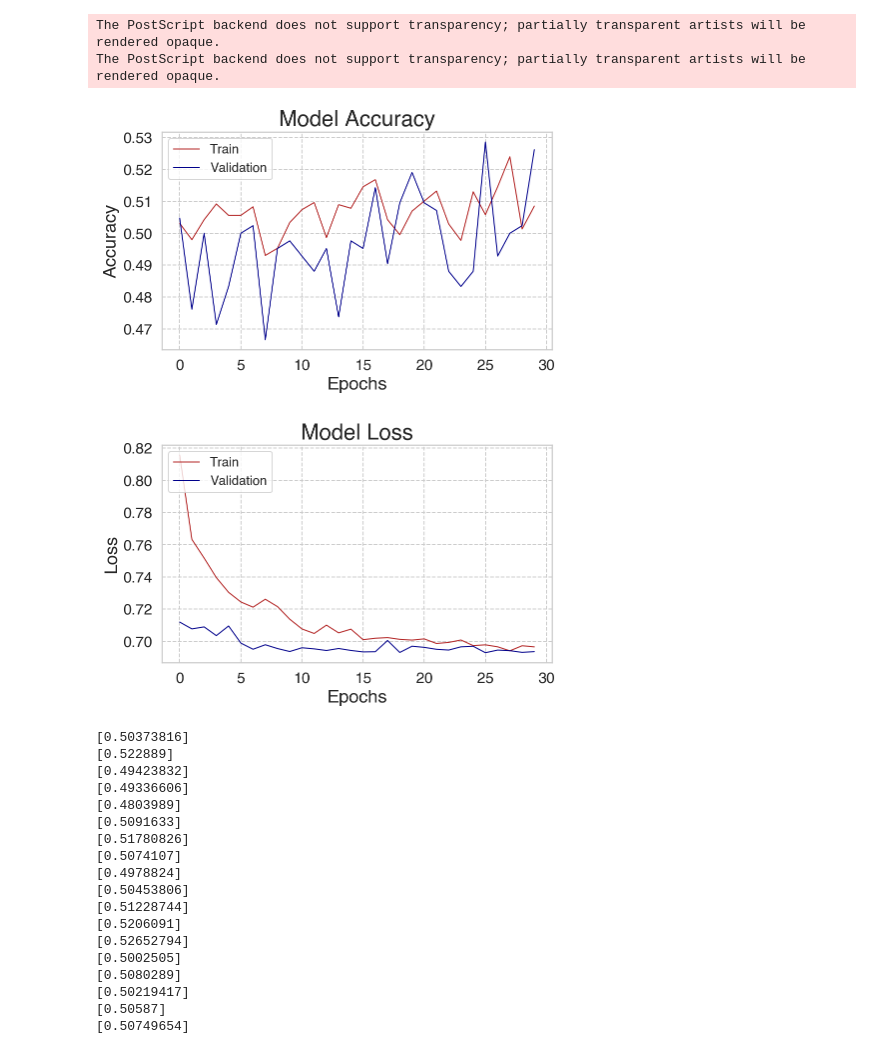
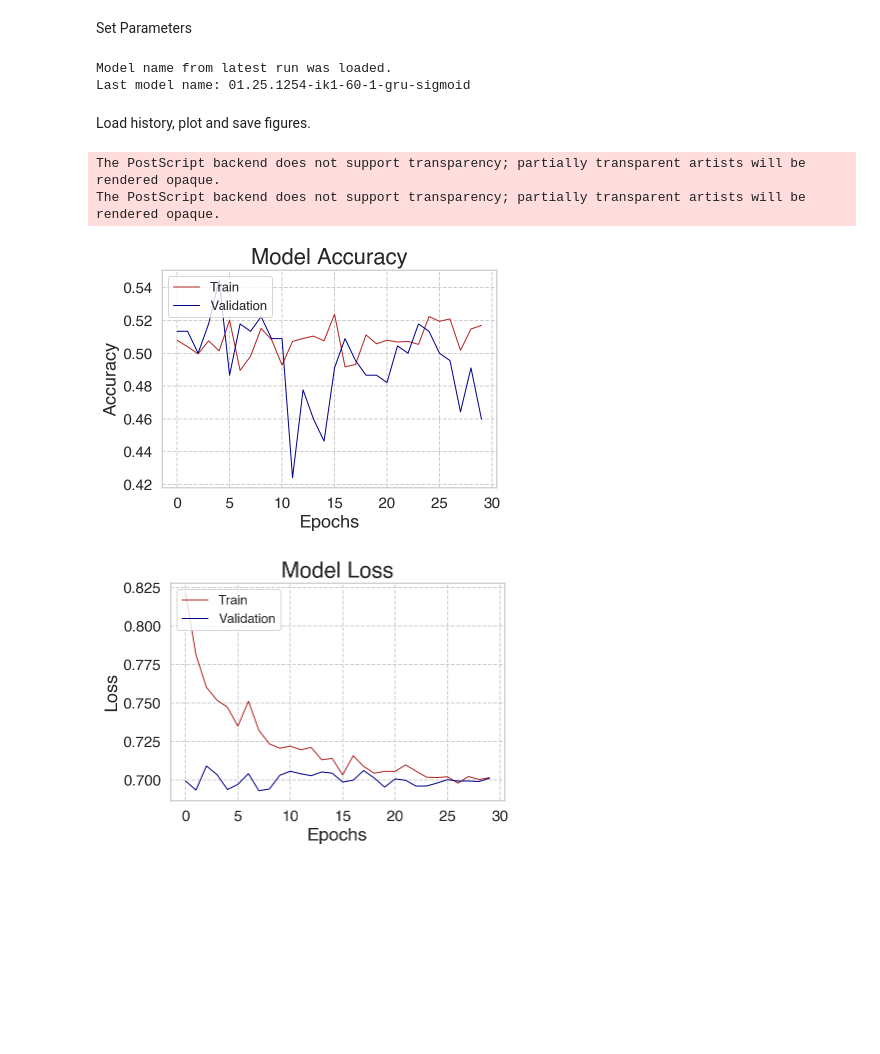
Before and after one commit to TimmieBengtsson/masters_project, a Jupyter notebook: model_evaluator.ipynb, the cells around one changed output. Saved outputs shown, nothing was run; the diff lists cells and outputs as text; code cells hidden in the pictures; blank space fills up the shorter version.

```diff
--- a/model_evaluator.ipynb
+++ b/model_evaluator.ipynb
@@ -59,54 +45,19 @@ history_load = np.load(f'history/{model_name}.npy',allow_pickle='TRUE').item()
-# %%
-fig1, axs1 = utils.plot_history_data_accuracy(history_load)
-plt.tick_params(axis='both', which='major', labelsize=15)
-save_loc = f'plots/{last_model_name}_model_accuracy.eps'
-plt.savefig(save_loc, dpi=1200, bbox_inches = "tight")
-
-fig2, axs2 = utils.plot_history_data_loss(history_load)
-plt.tick_params(axis='both', which='major', labelsize=15)
-save_loc = f'plots/{last_model_name}_model_loss.eps'
-plt.savefig(save_loc, dpi=1200, bbox_inches = "tight")
-# %% [output]
-The PostScript backend does not support transparency; partially transparent artists will be rendered opaque.
-The PostScript backend does not support transparency; partially transparent artists will be rendered opaque.
-[figure, removed]
-[figure, removed]
-# %%
-# CREDIT DATA
-credit_df = pd.DataFrame() # begin empty
-rx1, ty1, ik1, oe1, du1 = data_reader.credit()
-# credit_df['rx1'] = rx1['RX1 Comdty']             # --VAR CHANGE
-credit_df['ty1'] = ty1['TY1 Comdty']
-# credit_df['ik1'] = ik1['IK1 Comdty']
-# credit_df['oe1'] = oe1['OE1 Comdty']
-# credit_df['du1'] = du1['DU1 Comdty']
-
-# CRYPTO DATA
-ratios = ["BTC-USD", "LTC-USD", "BCH-USD", "ETH-USD"]
-crypto_df = data_reader.crypto(ratios)
-
-# set dataset
-dataset_df = credit_df                      # --VAR CHANGE
-
-val_df = data_manipulator.splitter(dataset_df, cutoff=0.10)[1]
-
-df_rp = utils.getReturnAndPred_sigmoidModel(val_df, SEQ_LEN+1, ASSET_TO_PREDICT, model_load)
-# %% [output]
-[0.50373816]
-[0.522889]
-[0.49423832]
-[0.49336606]
-[0.4803989]
-[0.5091633]
-[0.51780826]
-[0.5074107]
-[0.4978824]
-[0.50453806]
-[0.51228744]
-[0.5206091]
-[0.52652794]
-[0.5002505]
-[0.5080289]
-[0.50219417]
-[0.50587]
-[0.50749654]
+# %% [markdown]
+Set Parameters
+# %%
+SEQ_LEN = 60
+ASSET_TO_PREDICT = 'ik1'
+model_name = utils.model_loader()
+# %% [output]
+Model name from latest run was loaded.
+Last model name: 01.25.1254-ik1-60-1-gru-sigmoid
+# %% [markdown]
+Load history, plot and save figures.
+# %%
+model_load = keras.models.load_model(f'models/{model_name}.hdf5')
+utils.history_load_plot_save(model_name)
+# %% [output]
+The PostScript backend does not support transparency; partially transparent artists will be rendered opaque.
+The PostScript backend does not support transparency; partially transparent artists will be rendered opaque.
+[figure, added]
+[figure, added]
```
Also changed, not shown: parts of 8 cells of this notebook, 15 other files.
